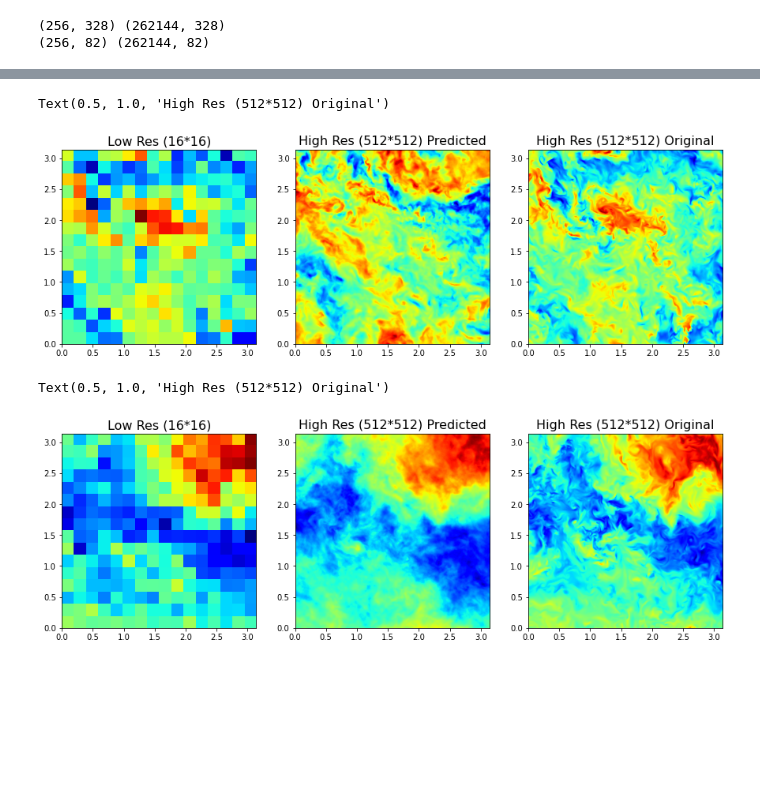
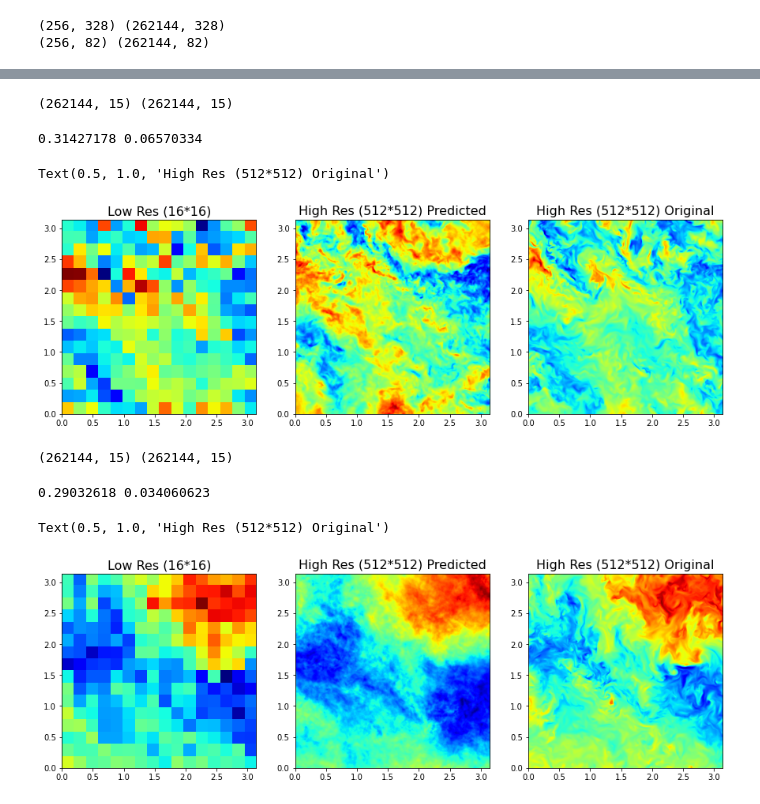
Before and after one commit to dvenkata/AMATH590, a Jupyter notebook: 01_Reconstruction.ipynb, the cells around one changed output, grey strips where cells are left out. Cells and saved outputs as stored; diff of their text form; code cells hidden in the pictures; blank space fills up the shorter version.

```diff
--- a/01_Reconstruction.ipynb
+++ b/01_Reconstruction.ipynb
@@ -110,6 +110,5 @@ deep_approx.compile(loss='mse', optimizer='adam')
 
 # Fit!
 history = deep_approx.fit(X_playm.transpose(), Y_playm.transpose(),
-            epochs=10,validation_data=(X_devm.transpose(), Y_devm.transpose()),
-            callbacks=keras.callbacks.EarlyStopping(patience=5))
+            epochs=50,validation_data=(X_devm.transpose(), Y_devm.transpose()))
 # %% [output]
@@ -217,31 +226,44 @@ Text(0.5, 1.0, 'High Res (512*512) Original')
+# %%
+#Plot reconstruction vs original in-sample
+a = int(X_test.shape[0]**(1/2))
+b = int(Y_test.shape[0]**(1/2))
+
+lr = data_out.transpose() + Xmean
+hr = img_approx_out.transpose() + Ymean
+hr_orig = Y_testm[:,d] + Ymean
+
+print(hr.shape,hr_orig.shape)
+# %% [output]
+(262144, 15) (262144, 15)
+# %%
+#MAE
+mean_error = np.abs(hr - hr_orig)
+outsamplemean = np.mean(np.mean(mean_error,axis=0))
+outsamplevar = np.std(np.mean(mean_error,axis=0))
+
+print(outsamplemean,outsamplevar)
+# %% [output]
+0.31427178 0.06570334
 # %%
-#Plot reconstruction vs original in-sample
-a = int(X_test.shape[0]**(1/2))
-b = int(Y_test.shape[0]**(1/2))
-
-lr = data_out.transpose() + Xmean
-hr = img_approx_out.transpose() + Ymean
-hr_orig = Y_testm + Ymean
-
-lr = lr[:,10].reshape(a,a)
-hr = hr[:,10].reshape(b,b)
-hr_orig = hr_orig[:,d[10]].reshape(b,b)
+lr = lr[:,5].reshape(a,a)
+hr = hr[:,5].reshape(b,b)
+hr_orig = hr_orig[:,5].reshape(b,b)
 
 fig = plt.figure(figsize = (15, 15))
 a = fig.add_subplot(131)
 a.imshow(lr,extent = [0, 3.14, 0, 3.14],cmap='jet')
 a.set_title('Low Res (16*16)',fontsize=16)
 
 a = fig.add_subplot(132)
 a.imshow(hr,extent = [0, 3.14, 0, 3.14],cmap='jet')
 a.set_title('High Res (512*512) Predicted',fontsize=16)
 
 a = fig.add_subplot(133)
 a.imshow(hr_orig,extent = [0, 3.14, 0, 3.14],cmap='jet')
 a.set_title('High Res (512*512) Original',fontsize=16)
 # %% [output]
 Text(0.5, 1.0, 'High Res (512*512) Original')
-[figure, old version]
+[figure, new version]
 # %%
 #Try reconstruction for t=2
 
@@ -264,18 +286,31 @@ e = np.unique(np.random.randint(low=0, high=input_x.shape[1]-1, size=(15,)))
 
 data_try = inxm.transpose()[e,:]
 img_approx_try = deep_approx.predict(data_try)
+# %%
+#Plot reconstruction for t=257
+a = int(inxm.shape[0]**(1/2))
+b = int(outym.shape[0]**(1/2))
+
+lr = data_try.transpose() + xmn
+hr = img_approx_try.transpose() + ymn
+hr_orig = outym[:,e] + ymn
+
+print(hr.shape,hr_orig.shape)
+# %% [output]
+(262144, 15) (262144, 15)
+# %%
+#MAE
+mean_error = np.abs(hr - hr_orig)
+outsamplemean = np.mean(np.mean(mean_error,axis=0))
+outsamplevar = np.std(np.mean(mean_error,axis=0))
+
+print(outsamplemean,outsamplevar)
+# %% [output]
+0.29032618 0.034060623
 # %%
-#Plot reconstruction for t=257
-a = int(inxm.shape[0]**(1/2))
-b = int(outym.shape[0]**(1/2))
-
-lr = data_try.transpose() + xmn
-hr = img_approx_try.transpose() + ymn
-hr_orig = outym + ymn
-
 lr = lr[:,5].reshape(a,a)
 hr = hr[:,5].reshape(b,b)
-hr_orig = hr_orig[:,e[5]].reshape(b,b)
+hr_orig = hr_orig[:,5].reshape(b,b)
 
 fig = plt.figure(figsize = (15, 15))
 a = fig.add_subplot(131)
@@ -291,4 +326,4 @@ a.imshow(hr_orig,extent = [0, 3.14, 0, 3.14],cmap='jet')
 a.set_title('High Res (512*512) Original',fontsize=16)
 # %% [output]
 Text(0.5, 1.0, 'High Res (512*512) Original')
-[figure, old version]
+[figure, new version]
```
Also changed, not shown: parts of 8 cells of this notebook.
